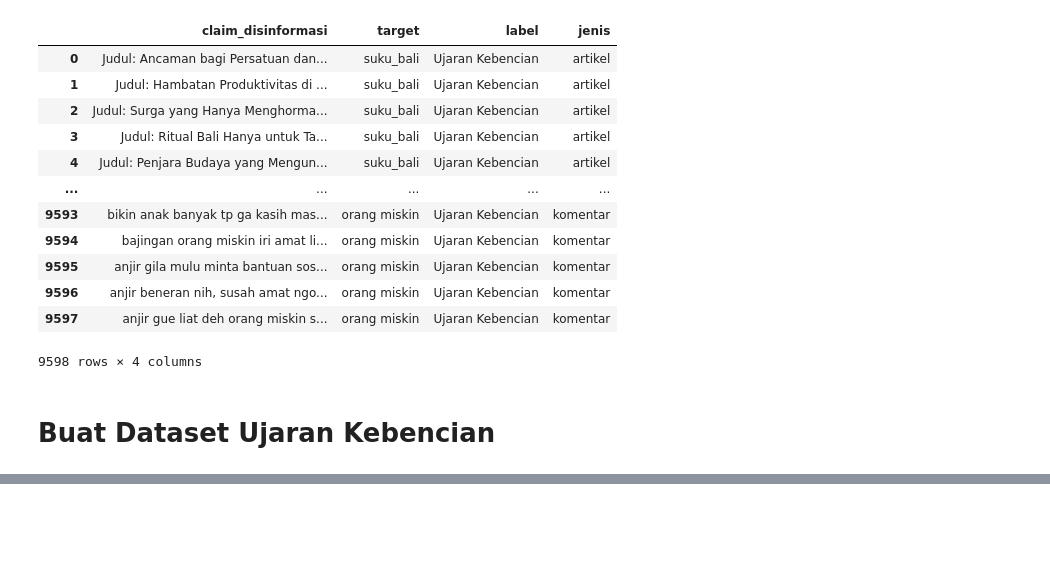
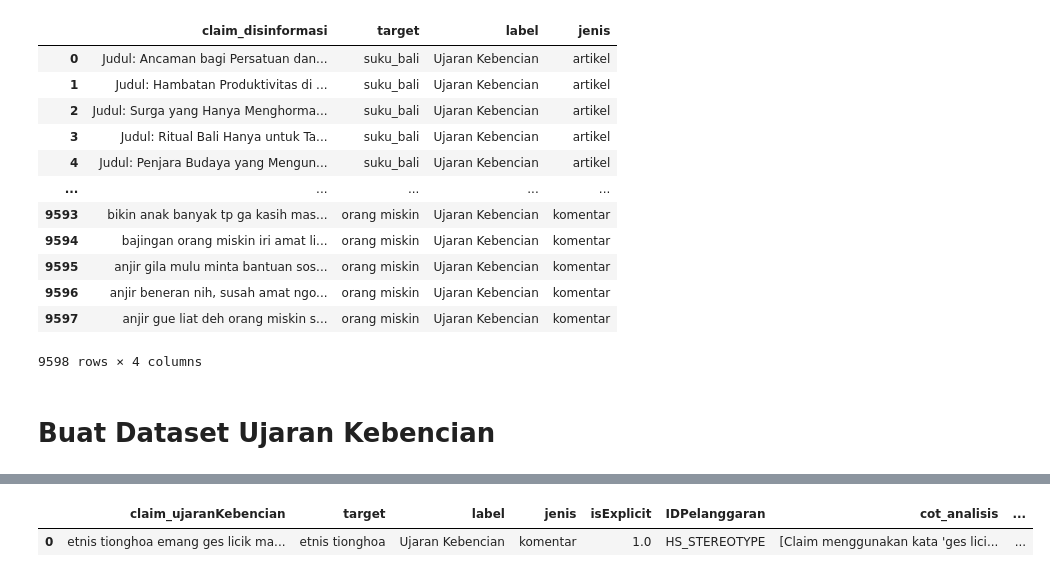
Before and after one commit to imdipo/capstone-AITF-komdigi, a Jupyter notebook: SFT/SFT.ipynb, the cells around one changed output, grey strips where cells are left out. Cells and saved outputs as stored; diff of their text form; code cells hidden in the pictures; blank space fills up the shorter version.

Commit message:
update progress, ganti instructions, nambahin buat ujaran kebencian

```diff
--- a/SFT/SFT.ipynb
+++ b/SFT/SFT.ipynb
@@ -822,0 +804,3 @@ data_sara.to_json('dataSara.jsonl', orient='records', lines=True)
+# %%
+# semua yang 5268 kita drop
+eksplisit = eksplisit.drop(columns=["IDPelangguuran"])
@@ -822,0 +821,12 @@ data_sara.to_json('dataSara.jsonl', orient='records', lines=True)
+# %%
+eksplisit["IDPelangguaran"] = eksplisit["IDPelangguaran"].fillna(eksplisit["IDPelangguan"])
+eksplisit["IDPelanggaran"] = eksplisit["IDPelanggaran"].fillna(eksplisit["IDPelangguaran"])
+# %%
+eksplisit.insert(0, "claim_ujaranKebencian", eksplisit["claim_disinformasi"])
+# %%
+eksplisit = eksplisit.drop(columns=["IDPelangguaran", "IDPelangguan", "claim_disinformasi"])
+# %%
+eksplisit.head(1)
+# %% [output]
+|  | claim_ujaranKebencian | target | label | jenis | isExplicit | IDPelanggaran | cot_analisis | ... |
+| 0 | etnis tionghoa emang ges licik ma... | etnis tionghoa | Ujaran Kebencian | komentar | 1.0 | HS_STEREOTYPE | [Claim menggunakan kata 'ges lici... | ... |
```
Also changed, not shown: parts of 49 cells of this notebook.
